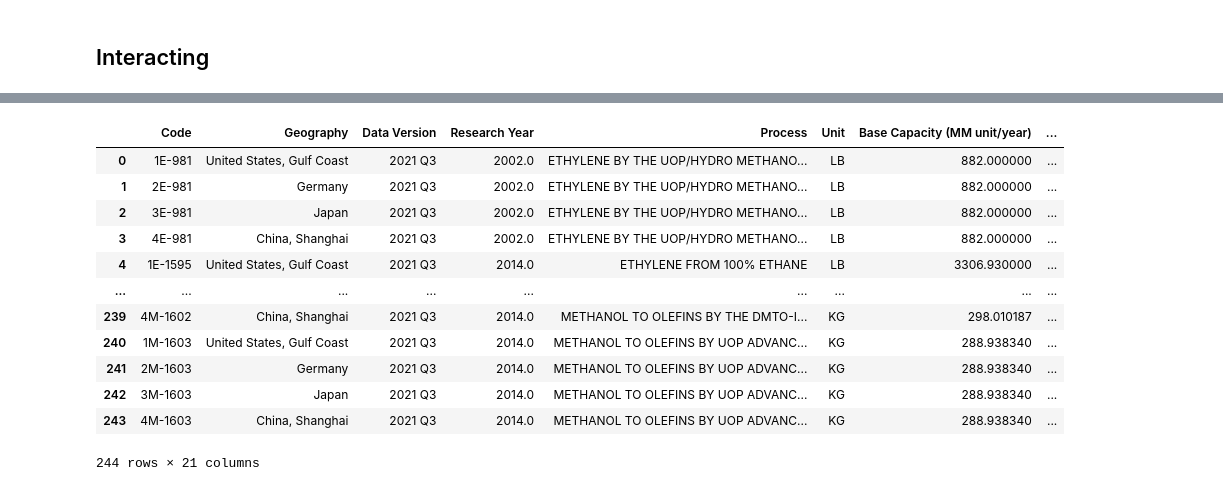
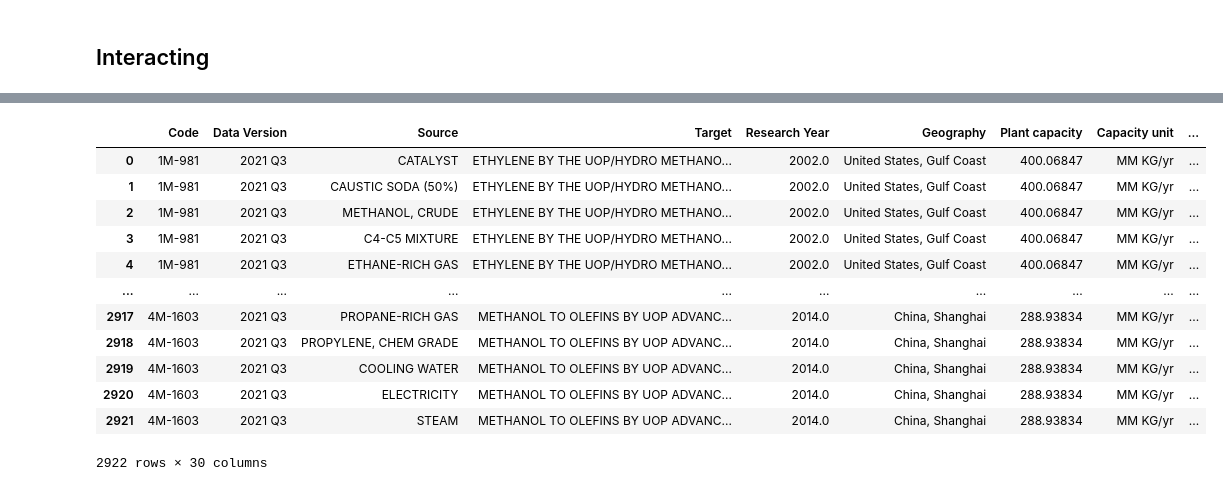
Before and after one commit to luke-scot/emissions-tracking, a Jupyter notebook: notebooks/data-extraction/IHS_extract.ipynb, the cells around one changed output, grey strips where cells are left out. Cells and saved outputs as stored; diff of their text form; code cells hidden in the pictures.

Commit message:
Reformatting of feather data

```diff
--- a/notebooks/data-extraction/IHS_extract.ipynb
+++ b/notebooks/data-extraction/IHS_extract.ipynb
@@ -106,16 +127,31 @@ prods = pd.read_feather('./products.feather')
-# %%
-prods
-# %% [output]
-|  | Code | Geography | Data Version | Research Year | Process | Unit | Base Capacity (MM unit/year) | ... |
-| 0 | 1E-981 | United States, Gulf Coast | 2021 Q3 | 2002.0 | ETHYLENE BY THE UOP/HYDRO METHANO... | LB | 882.000000 | ... |
-| 1 | 2E-981 | Germany | 2021 Q3 | 2002.0 | ETHYLENE BY THE UOP/HYDRO METHANO... | LB | 882.000000 | ... |
-| 2 | 3E-981 | Japan | 2021 Q3 | 2002.0 | ETHYLENE BY THE UOP/HYDRO METHANO... | LB | 882.000000 | ... |
-| 3 | 4E-981 | China, Shanghai | 2021 Q3 | 2002.0 | ETHYLENE BY THE UOP/HYDRO METHANO... | LB | 882.000000 | ... |
-| 4 | 1E-1595 | United States, Gulf Coast | 2021 Q3 | 2014.0 | ETHYLENE FROM 100% ETHANE | LB | 3306.930000 | ... |
-| ... | ... | ... | ... | ... | ... | ... | ... | ... |
-| 239 | 4M-1602 | China, Shanghai | 2021 Q3 | 2014.0 | METHANOL TO OLEFINS BY THE DMTO-I... | KG | 298.010187 | ... |
-| 240 | 1M-1603 | United States, Gulf Coast | 2021 Q3 | 2014.0 | METHANOL TO OLEFINS BY UOP ADVANC... | KG | 288.938340 | ... |
-| 241 | 2M-1603 | Germany | 2021 Q3 | 2014.0 | METHANOL TO OLEFINS BY UOP ADVANC... | KG | 288.938340 | ... |
-| 242 | 3M-1603 | Japan | 2021 Q3 | 2014.0 | METHANOL TO OLEFINS BY UOP ADVANC... | KG | 288.938340 | ... |
-| 243 | 4M-1603 | China, Shanghai | 2021 Q3 | 2014.0 | METHANOL TO OLEFINS BY UOP ADVANC... | KG | 288.938340 | ... |
-244 rows × 21 columns
+# %%
+merged = pd.merge(data.materials, data.products, how='left', on=['Code'])
+# %%
+merged['Unit_conv'] = ['MM ']*len(merged)+merged['Unit']+['/yr']*len(merged)
+merged['Uncertainty'] = [np.nan]*len(merged)
+merged['Provenance'] = ['IHS PEP']*len(merged)
+# %%
+shortList = ['Code', 'Data Version_x', 'Name_x', 'Process_x', 'Research Year_x','Geography_x','Base Capacity (MM unit/year)','Unit_conv','Name_y','Unit Consumption','Consumption Unit','Uncertainty','Provenance']
+longList = shortList + [i for i in merged.columns if i not in shortList+['Geography_y','Data Version_y','Research Year_y','Process_y','Unit']]
+# %%
+rename_dict = {'Data Version_x': 'Data Version', 'Name_x':'Source', 'Process_x':'Target', 'Research Year_x':'Research Year',
+       'Geography_x':'Geography', 'Base Capacity (MM unit/year)':'Plant capacity', 'Unit_conv':'Capacity unit', 'Name_y':'Product',
+       'Unit Consumption':'Value', 'Consumption Unit':'Value unit', 'Type_x':'Source type', 'Variable Cost_x':'Source cost',
+       'Investment (MM US$)':'Product Investment (MM US$)', 'Type_y':'Product Type', 'Variable Cost_y':'Product variable cost', 'Fixed Costs':'Product fixed costs', 'Overhead + Tax, Ins.':'Product Overhead + Tax, Ins.', 'Plant Cash Cost ':'Product Plant Cash Cost', 'Depreciation':'Product Depreciation',
+       'Plant Gate Costs ':'Product Plant Gate Costs', 'G&A, Sales, Res.':'Product G&A, Sales, Res.','ROI (15%)':'Product ROI (15%)'}
+# %%
+merged[longList].rename(columns=rename_dict)
+# %% [output]
+|  | Code | Data Version | Source | Target | Research Year | Geography | Plant capacity | Capacity unit | ... |
+| 0 | 1M-981 | 2021 Q3 | CATALYST | ETHYLENE BY THE UOP/HYDRO METHANO... | 2002.0 | United States, Gulf Coast | 400.06847 | MM KG/yr | ... |
+| 1 | 1M-981 | 2021 Q3 | CAUSTIC SODA (50%) | ETHYLENE BY THE UOP/HYDRO METHANO... | 2002.0 | United States, Gulf Coast | 400.06847 | MM KG/yr | ... |
+| 2 | 1M-981 | 2021 Q3 | METHANOL, CRUDE | ETHYLENE BY THE UOP/HYDRO METHANO... | 2002.0 | United States, Gulf Coast | 400.06847 | MM KG/yr | ... |
+| 3 | 1M-981 | 2021 Q3 | C4-C5 MIXTURE | ETHYLENE BY THE UOP/HYDRO METHANO... | 2002.0 | United States, Gulf Coast | 400.06847 | MM KG/yr | ... |
+| 4 | 1M-981 | 2021 Q3 | ETHANE-RICH GAS | ETHYLENE BY THE UOP/HYDRO METHANO... | 2002.0 | United States, Gulf Coast | 400.06847 | MM KG/yr | ... |
+| ... | ... | ... | ... | ... | ... | ... | ... | ... | ... |
+| 2917 | 4M-1603 | 2021 Q3 | PROPANE-RICH GAS | METHANOL TO OLEFINS BY UOP ADVANC... | 2014.0 | China, Shanghai | 288.93834 | MM KG/yr | ... |
+| 2918 | 4M-1603 | 2021 Q3 | PROPYLENE, CHEM GRADE | METHANOL TO OLEFINS BY UOP ADVANC... | 2014.0 | China, Shanghai | 288.93834 | MM KG/yr | ... |
+| 2919 | 4M-1603 | 2021 Q3 | COOLING WATER | METHANOL TO OLEFINS BY UOP ADVANC... | 2014.0 | China, Shanghai | 288.93834 | MM KG/yr | ... |
+| 2920 | 4M-1603 | 2021 Q3 | ELECTRICITY | METHANOL TO OLEFINS BY UOP ADVANC... | 2014.0 | China, Shanghai | 288.93834 | MM KG/yr | ... |
+| 2921 | 4M-1603 | 2021 Q3 | STEAM | METHANOL TO OLEFINS BY UOP ADVANC... | 2014.0 | China, Shanghai | 288.93834 | MM KG/yr | ... |
+2922 rows × 30 columns
```
Also changed, not shown: parts of 11 cells of this notebook.
